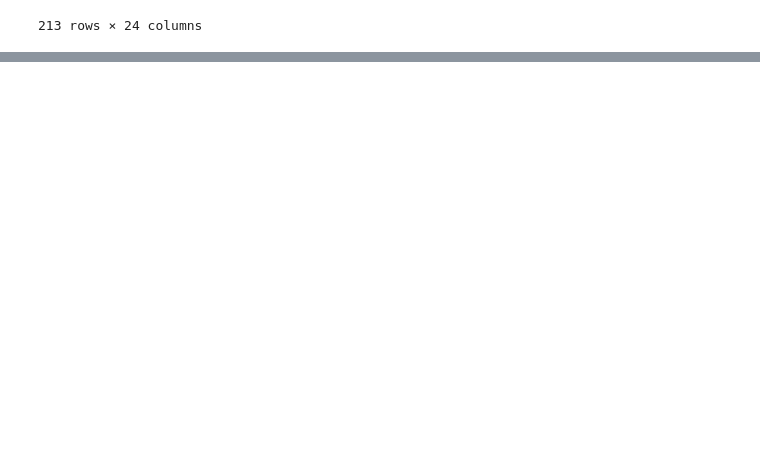
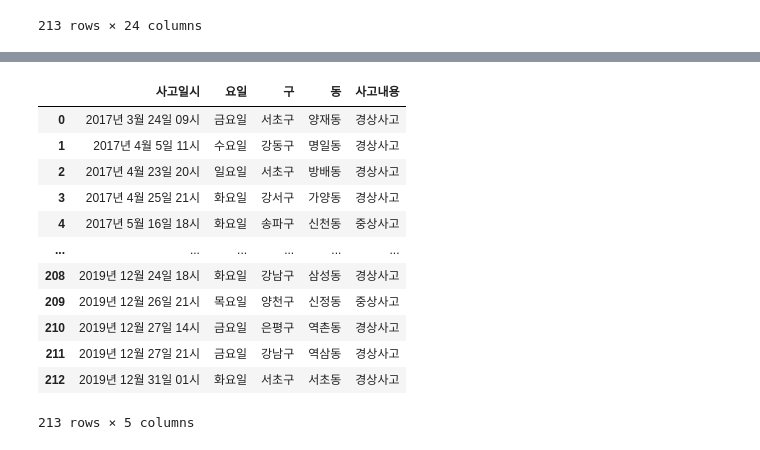
Before and after one commit to so02e/stop_kickrani_GIS, a Jupyter notebook: seoul_PMaccident.ipynb, the cells around one changed output, grey strips where cells are left out. Drawn from its saved outputs; the diff is of its cells as text; code cells hidden in the pictures; blank space fills up the shorter version.

```diff
--- a/seoul_PMaccident.ipynb
+++ b/seoul_PMaccident.ipynb
@@ -58,0 +99,16 @@ seoul_map.save('output/seoul_pm_accident.html')
+# %%
+new_df
+# %% [output]
+|  | 사고일시 | 요일 | 구 | 동 | 사고내용 |
+| 0 | 2017년 3월 24일 09시 | 금요일 | 서초구 | 양재동 | 경상사고 |
+| 1 | 2017년 4월 5일 11시 | 수요일 | 강동구 | 명일동 | 경상사고 |
+| 2 | 2017년 4월 23일 20시 | 일요일 | 서초구 | 방배동 | 경상사고 |
+| 3 | 2017년 4월 25일 21시 | 화요일 | 강서구 | 가양동 | 경상사고 |
+| 4 | 2017년 5월 16일 18시 | 화요일 | 송파구 | 신천동 | 중상사고 |
+| ... | ... | ... | ... | ... | ... |
+| 208 | 2019년 12월 24일 18시 | 화요일 | 강남구 | 삼성동 | 경상사고 |
+| 209 | 2019년 12월 26일 21시 | 목요일 | 양천구 | 신정동 | 중상사고 |
+| 210 | 2019년 12월 27일 14시 | 금요일 | 은평구 | 역촌동 | 경상사고 |
+| 211 | 2019년 12월 27일 21시 | 금요일 | 강남구 | 역삼동 | 경상사고 |
+| 212 | 2019년 12월 31일 01시 | 화요일 | 서초구 | 서초동 | 경상사고 |
+213 rows × 5 columns
```
Also changed, not shown: parts of 7 cells of this notebook, 28 other files.
